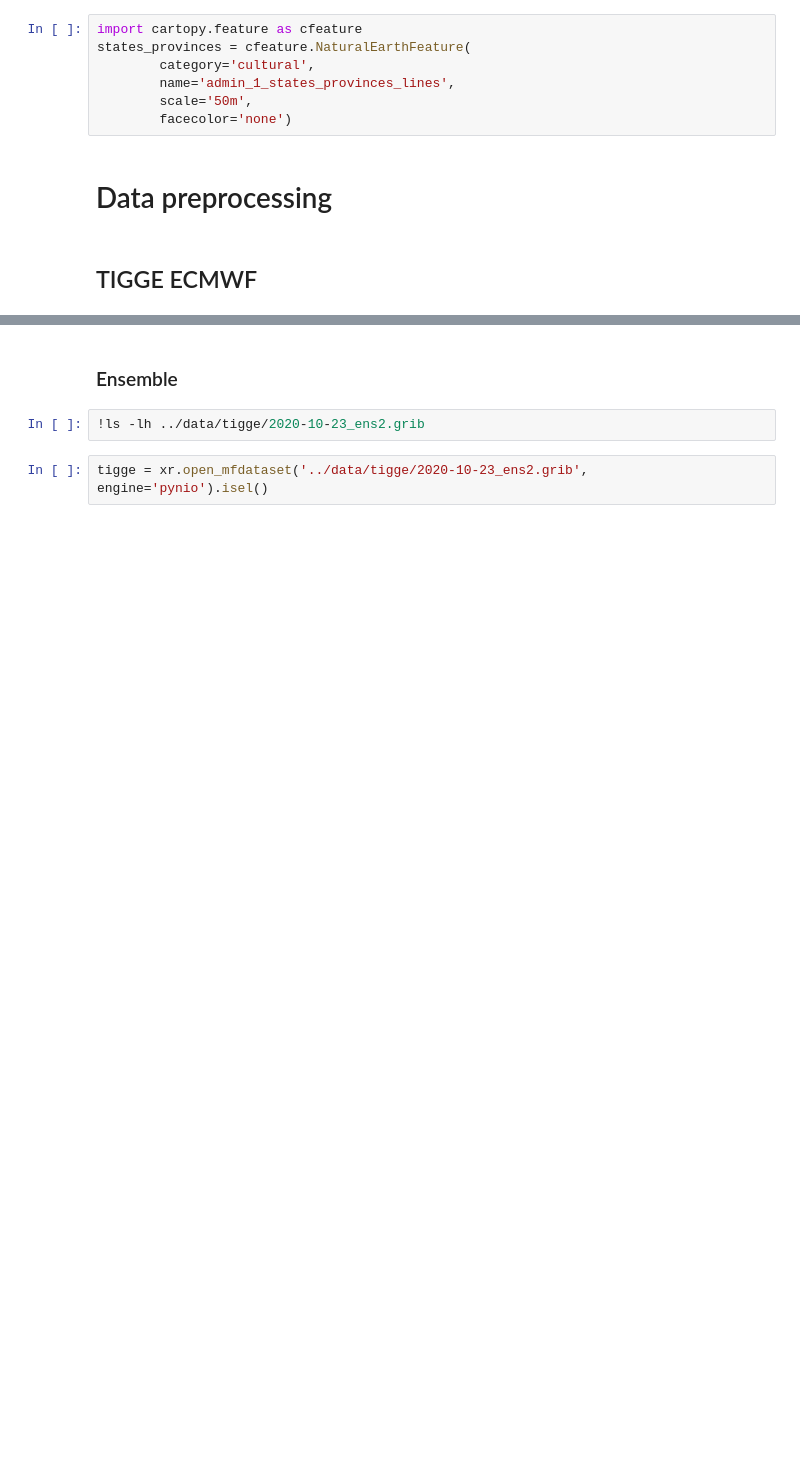
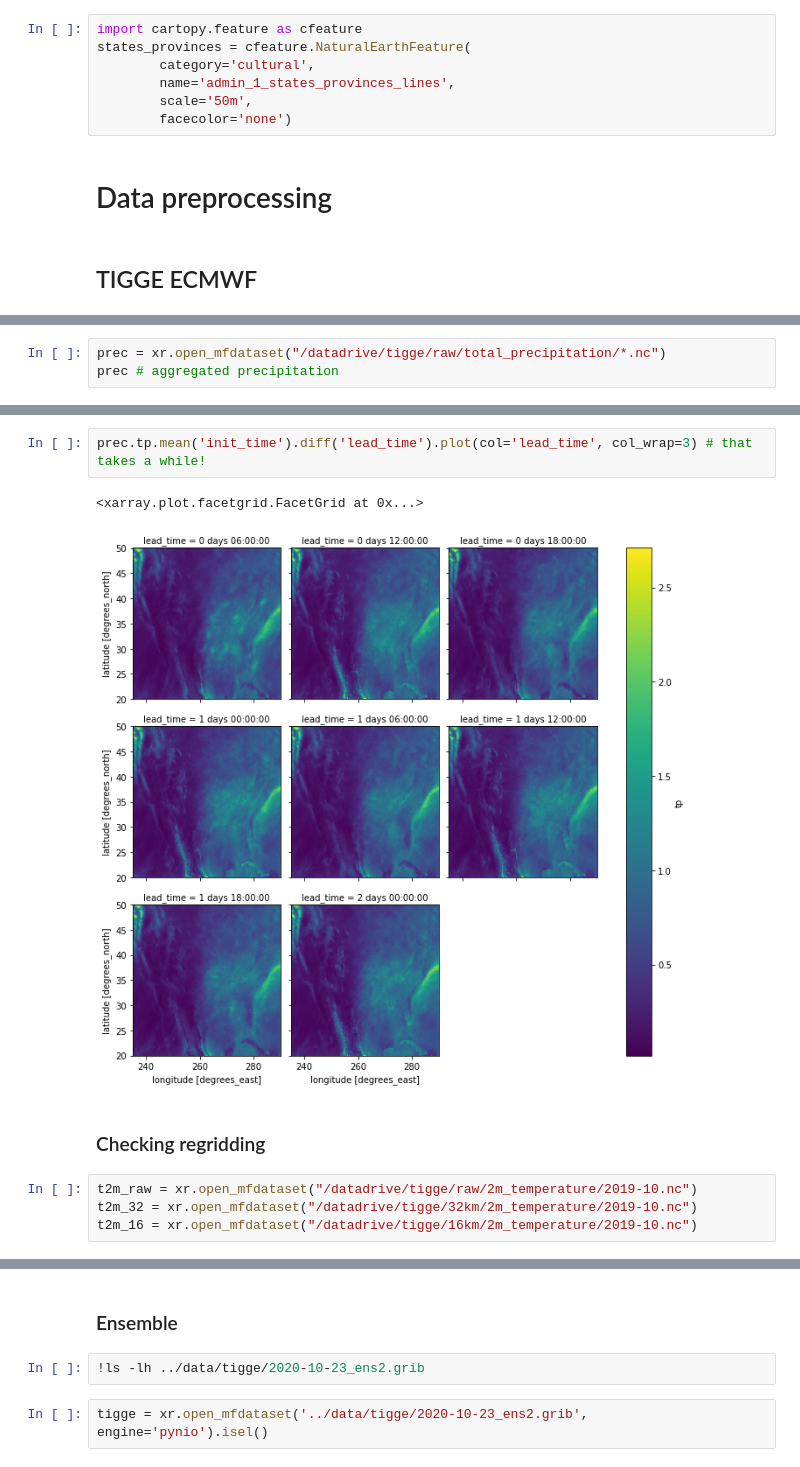
Before and after one commit to raspstephan/nwp-downscale, a Jupyter notebook: notebooks/01-Initial_EDA.ipynb, the cells around one changed output, grey strips where cells are left out. Saved outputs shown, nothing was run; the diff lists cells and outputs as text; blank space fills up the shorter version.

```diff
--- a/notebooks/01-Initial_EDA.ipynb
+++ b/notebooks/01-Initial_EDA.ipynb
@@ -22,0 +67,3 @@ states_provinces = cfeature.NaturalEarthFeature(
+# %%
+prec = xr.open_mfdataset("/datadrive/tigge/raw/total_precipitation/*.nc")
+prec # aggregated precipitation
@@ -22,0 +90,11 @@ states_provinces = cfeature.NaturalEarthFeature(
+# %%
+prec.tp.mean('init_time').diff('lead_time').plot(col='lead_time', col_wrap=3) # that takes a while!
+# %% [output]
+<xarray.plot.facetgrid.FacetGrid at 0x...>
+[figure, added]
+# %% [markdown]
+### Checking regridding
+# %%
+t2m_raw = xr.open_mfdataset("/datadrive/tigge/raw/2m_temperature/2019-10.nc")
+t2m_32 = xr.open_mfdataset("/datadrive/tigge/32km/2m_temperature/2019-10.nc")
+t2m_16 = xr.open_mfdataset("/datadrive/tigge/16km/2m_temperature/2019-10.nc")
```
Also changed, not shown: parts of 7 cells of this notebook.
